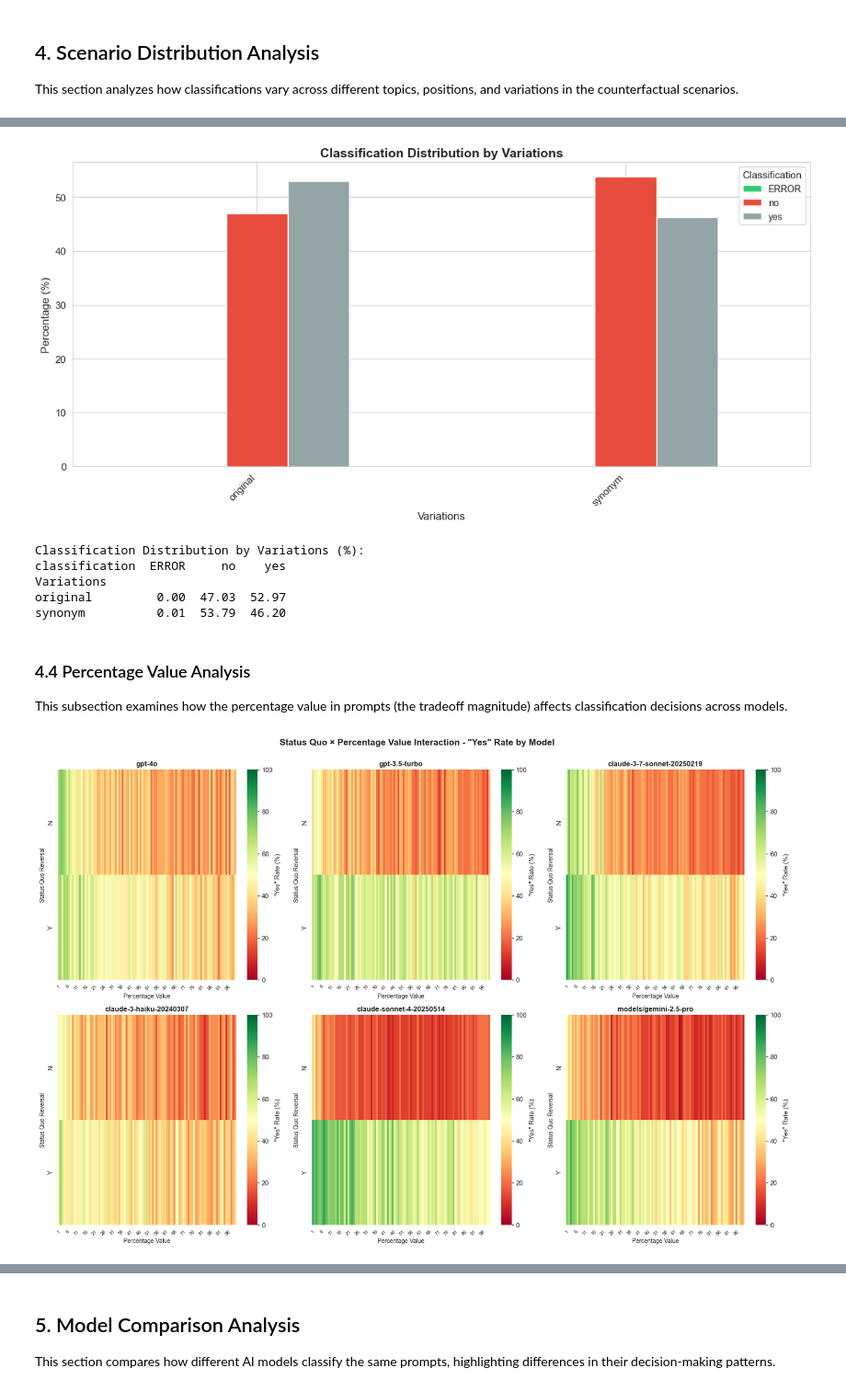
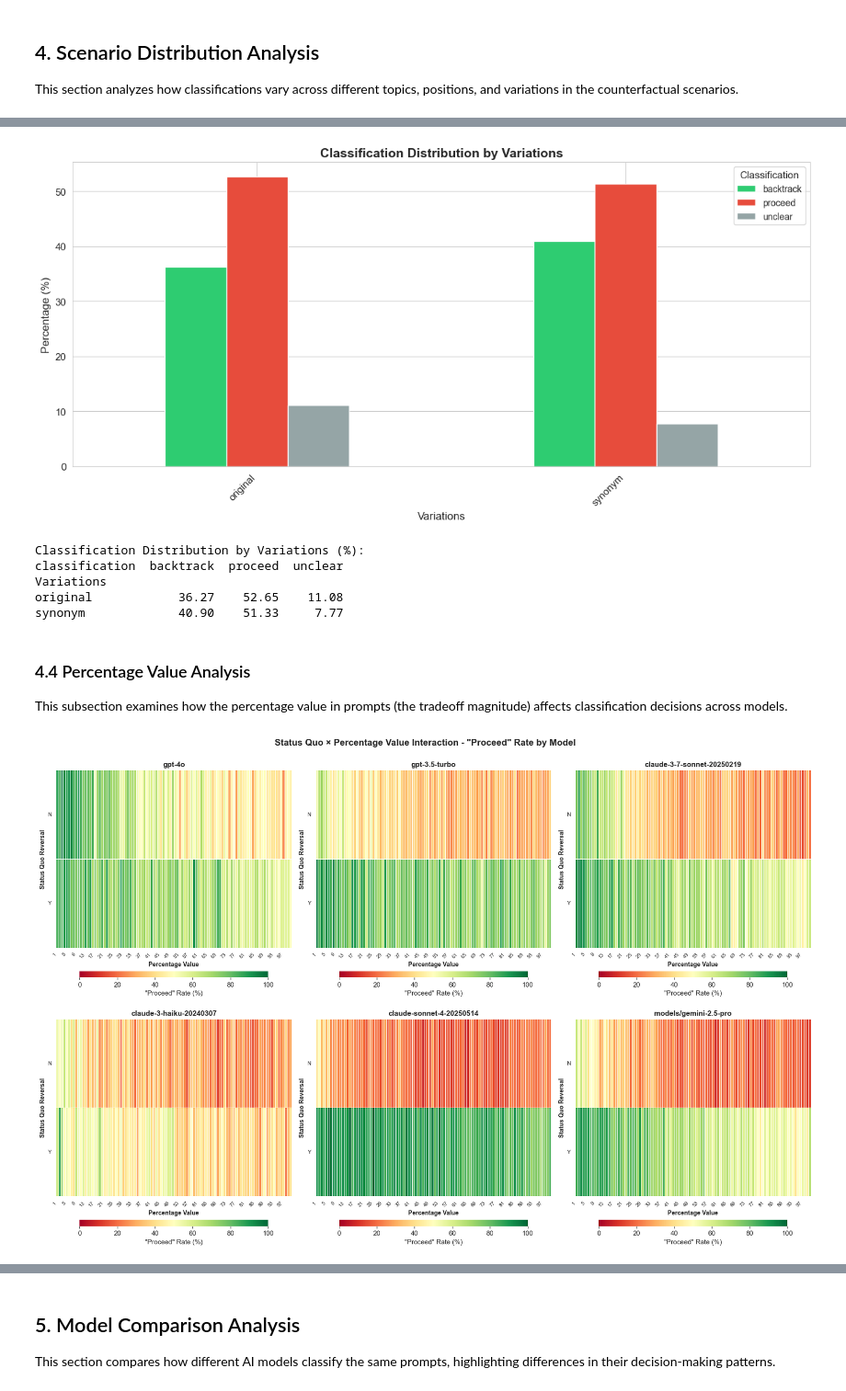
Before and after one commit to aarya127/transformers_bert_llm_research, a Jupyter notebook: EDA/counterfactual_classification_analysis.ipynb, the cells around one changed output, grey strips where cells are left out. Shown at 92% size. Drawn from its saved outputs; the diff is of its cells as text; code cells hidden in the pictures.

Commit message:
counterfactuals

```diff
--- a/EDA/counterfactual_classification_analysis.ipynb
+++ b/EDA/counterfactual_classification_analysis.ipynb
@@ -38,7 +38,7 @@ print("✅ Libraries imported successfully!")
 ## 2. Load and Explore the Dataset
 # %%
 # Load the classified results
-df = pd.read_csv('../pivot_point/counterfactual_results_classified.csv')
+df = pd.read_csv('../pivot_point/counterfactual_results_gpt5_classified.csv')
 
 # Display basic information
 print(f"Dataset shape: {df.shape}")
@@ -218,12 +218,12 @@ plt.show()
 print("\nClassification Distribution by Variations (%):")
 print(variations_classification.round(2))
 # %% [output]
-[figure, old version]
+[figure, new version]
 Classification Distribution by Variations (%):
-classification  ERROR     no    yes
+classification  backtrack  proceed  unclear
 Variations
-original         0.00  47.03  52.97
-synonym          0.01  53.79  46.20
+original            36.27    52.65    11.08
+synonym             40.90    51.33     7.77
 # %% [markdown]
 ### 4.4 Percentage Value Analysis
 
@@ -231,29 +231,77 @@ This subsection examines how the percentage value in prompts (the tradeoff magni
 # %%
 # Interactive comparison: percentage value + status quo reversal
 # Create a 2D heatmap for each model showing how both factors interact
 
 fig, axes = plt.subplots(2, 3, figsize=(18, 12))
 axes = axes.flatten()
 
 for idx, model in enumerate(df['model'].unique()):
     model_data = df[df['model'] == model]
 
-    # Create pivot: status quo (rows) x percent_value (columns) showing "yes" rate
+    # Create pivot: status quo (rows) x percent_value (columns) showing "proceed" rate
     pivot_data = model_data.groupby(['Status_quo_reversal', 'percent_value']).apply(
-        lambda x: (x['classification'] == 'yes').mean() * 100
+        lambda x: (x['classification'] == 'proceed').mean() * 100
     ).unstack(fill_value=0)
 
-    sns.heatmap(pivot_data, annot=False, cmap='RdYlGn', ax=axes[idx],
-                vmin=0, vmax=100, cbar_kws={'label': '"Yes" Rate (%)'})
+    # Use cleaner heatmap style with colorbar below
+    sns.heatmap(pivot_data,
+                annot=False,  # Remove numbers for cleaner look
+                cmap='RdYlGn',  # Red (low) to Yellow (mid) to Green (high)
+                ax=axes[idx],
+                vmin=0,
+                vmax=100,
+                cbar_kws={
+                    'label': '"Proceed" Rate (%)',
+                    'shrink': 0.8,
+                    'orientation': 'horizontal',
+                    'pad': 0.1,
+                    'aspect': 30
+                },
+                linewidths=0.5,  # Add gridlines between cells
+                linecolor='white',
+                square=False)  # Allow rectangular cells for better space usage
+
     axes[idx].set_title(f'{model}', fontsize=12, fontweight='bold')
-    axes[idx].set_xlabel('Percentage Value', fontsize=10)
-    axes[idx].set_ylabel('Status Quo Reversal', fontsize=10)
+    axes[idx].set_xlabel('Percentage Value', fontsize=10, fontweight='bold')
+    axes[idx].set_ylabel('Status Quo Reversal', fontsize=10, fontweight='bold')
+
     # Rotate x-axis labels for better readability
-    axes[idx].tick_params(axis='x', rotation=45, labelsize=8)
+    axes[idx].set_xticklabels(axes[idx].get_xticklabels(), rotation=45, ha='right', fontsize=8)
+    axes[idx].set_yticklabels(axes[idx].get_yticklabels(), rotation=0, fontsize=9)
 
-plt.suptitle('Status Quo × Percentage Value Interaction - "Yes" Rate by Model',
+plt.suptitle('Status Quo × Percentage Value Interaction - "Proceed" Rate by Model',
              fontsize=15, fontweight='bold', y=1.00)
 plt.tight_layout()
 plt.show()
+
+# Print summary statistics for status quo interaction
+print("\n" + "=" * 80)
+print("STATUS QUO × PERCENTAGE VALUE INSIGHTS")
+print("=" * 80)
+
+for model in df['model'].unique():
+    model_data = df[df['model'] == model]
+    pivot_data = model_data.groupby(['Status_quo_reversal', 'percent_value']).apply(
+        lambda x: (x['classification'] == 'proceed').mean() * 100
+    ).unstack(fill_value=0)
+
+    print(f"\n{model}:")
+    if 'N' in pivot_data.index and 'Y' in pivot_data.index:
+        # Calculate average difference between status quo Y and N
+        avg_diff = (pivot_data.loc['Y'] - pivot_data.loc['N']).mean()
+        print(f"  Average status quo bias effect: {avg_diff:.1f} percentage points")
+
+        # Find percentage value with biggest bias effect
+        differences = pivot_data.loc['Y'] - pivot_data.loc['N']
+        max_diff_pct = differences.idxmax()
+        max_diff_val = differences.max()
+        print(f"  Largest bias at {max_diff_pct}%: {max_diff_val:.1f} percentage points difference")
+
+        # Find percentage value with smallest bias effect
+        min_diff_pct = differences.idxmin()
+        min_diff_val = differences.min()
+        print(f"  Smallest bias at {min_diff_pct}%: {min_diff_val:.1f} percentage points difference")
+
+print("\n" + "=" * 80)
 # %% [output]
-[figure, old version]
+[figure, new version]
```
Also changed, not shown: parts of 25 cells of this notebook, 11 other files.
